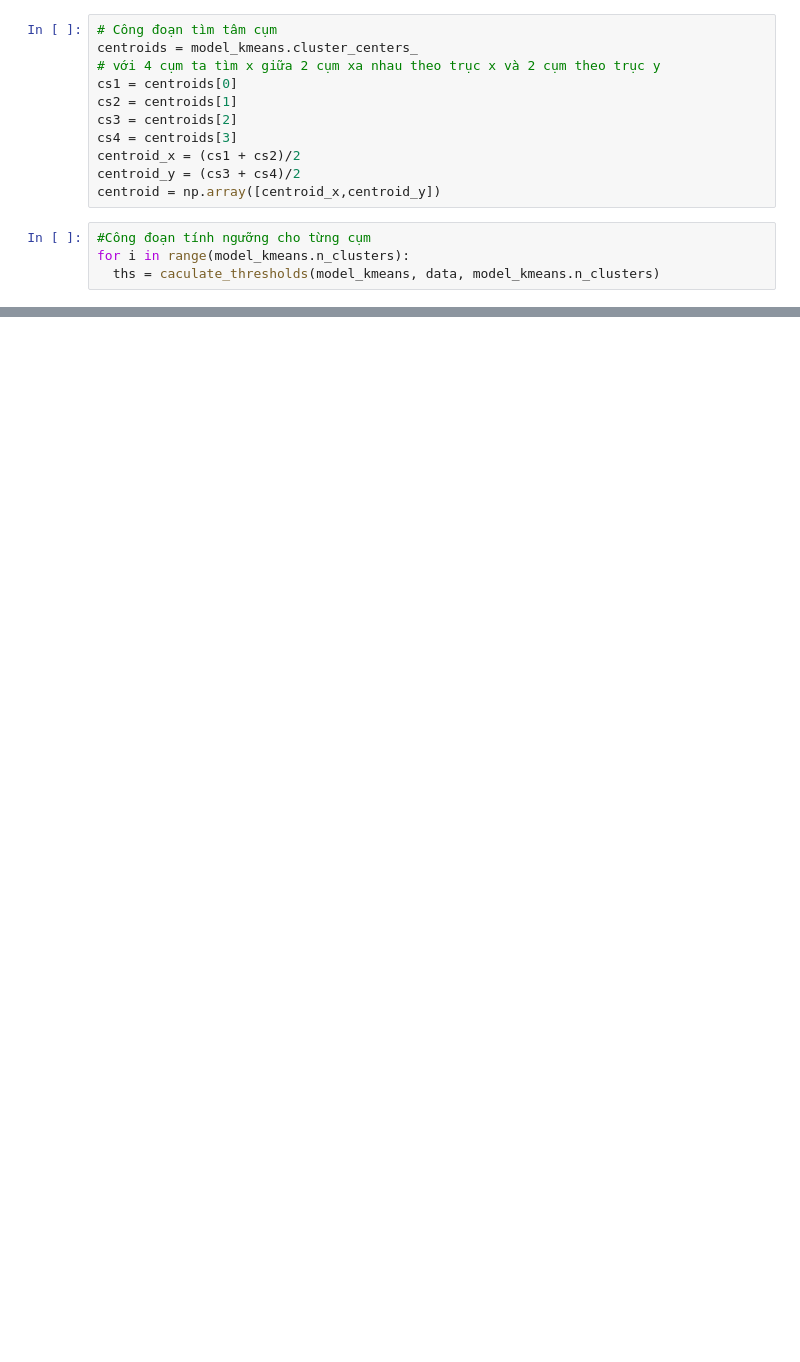
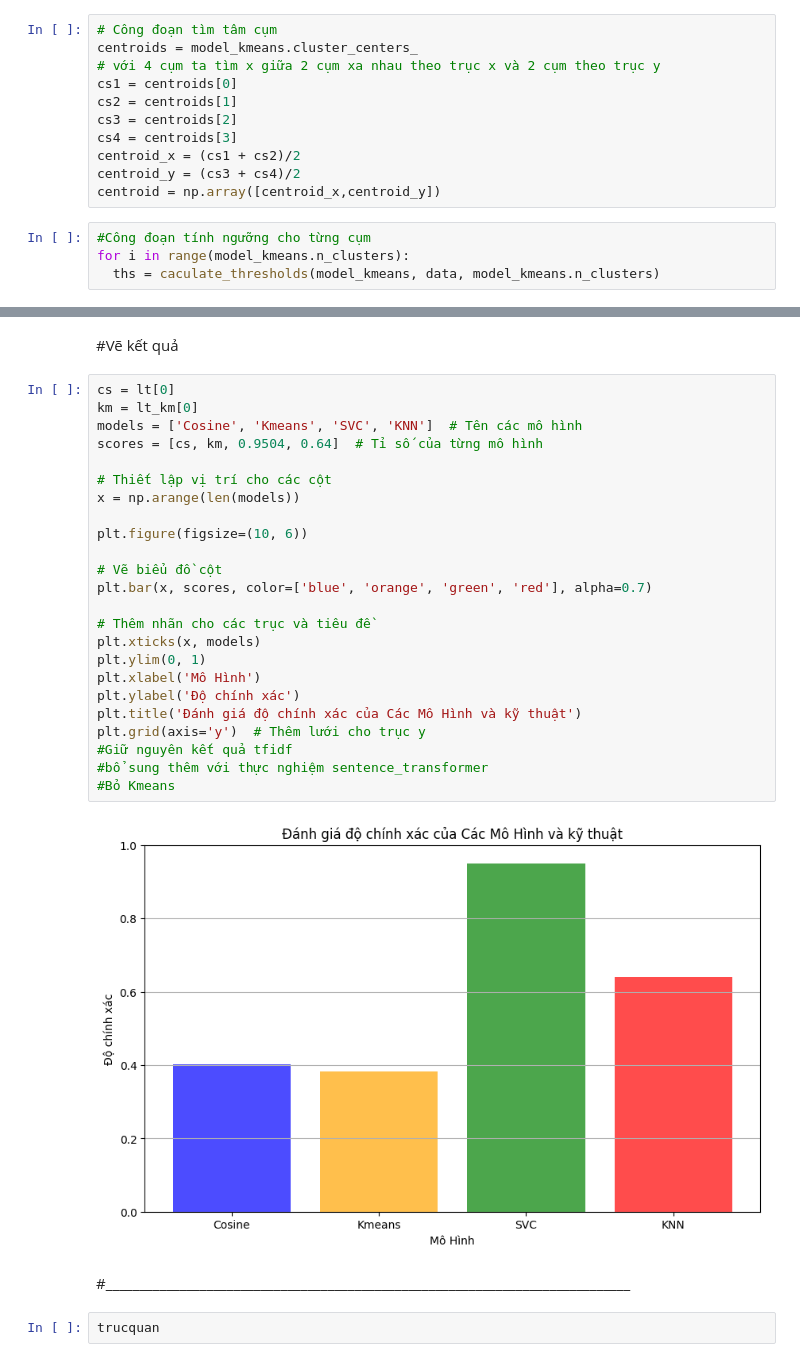
Before and after one commit to ToAN7/SIC_AI, a Jupyter notebook: SIC.ipynb, the cells around one changed output, grey strips where cells are left out. Saved outputs shown, nothing was run; the diff lists cells and outputs as text; blank space fills up the shorter version.

```diff
--- a/SIC.ipynb
+++ b/SIC.ipynb
@@ -287,0 +397,32 @@ plt.show()
+# %% [markdown]
+#Vẽ kết quả
+# %%
+cs = lt[0]
+km = lt_km[0]
+models = ['Cosine', 'Kmeans', 'SVC', 'KNN']  # Tên các mô hình
+scores = [cs, km, 0.9504, 0.64]  # Tỉ số của từng mô hình
+
+# Thiết lập vị trí cho các cột
+x = np.arange(len(models))
+
+plt.figure(figsize=(10, 6))
+
+# Vẽ biểu đồ cột
+plt.bar(x, scores, color=['blue', 'orange', 'green', 'red'], alpha=0.7)
+
+# Thêm nhãn cho các trục và tiêu đề
+plt.xticks(x, models)
+plt.ylim(0, 1)
+plt.xlabel('Mô Hình')
+plt.ylabel('Độ chính xác')
+plt.title('Đánh giá độ chính xác của Các Mô Hình và kỹ thuật')
+plt.grid(axis='y')  # Thêm lưới cho trục y
+#Giữ nguyên kết quả tfidf
+#bổ sung thêm với thực nghiệm sentence_transformer
+#Bỏ Kmeans
+# %% [output]
+[figure, added]
+# %% [markdown]
+#______________________________________________________________________________
+# %%
+trucquan
```
Also changed, not shown: parts of 46 cells of this notebook.
